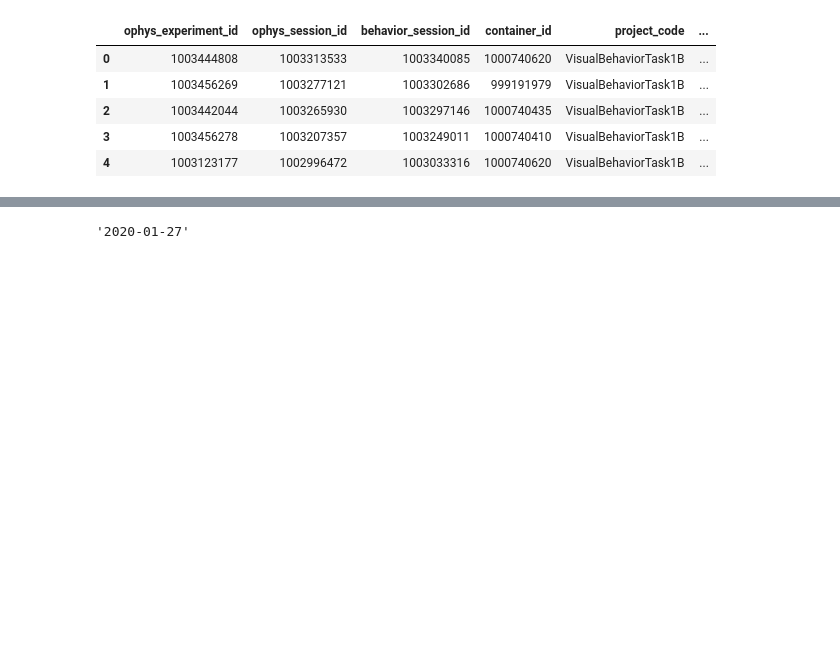
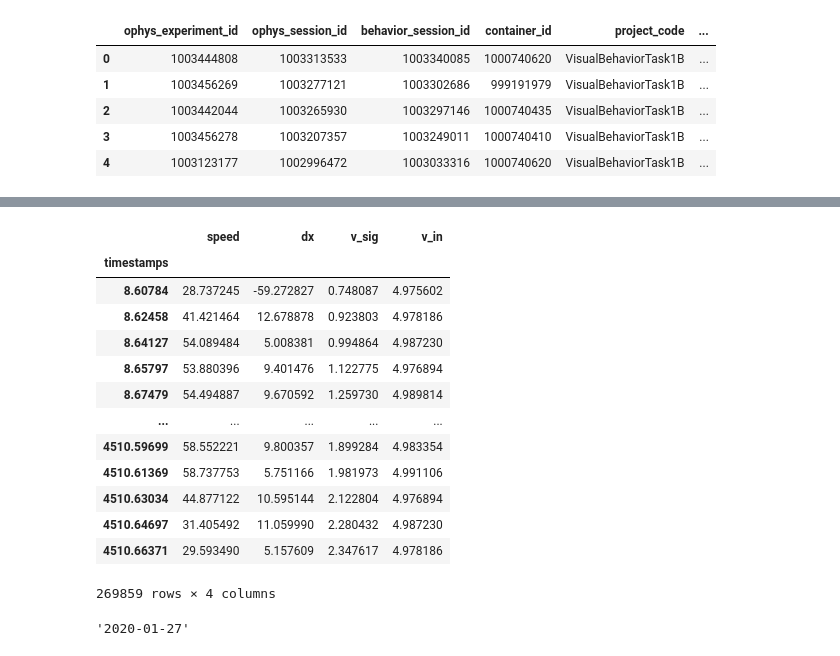
Before and after one commit to dougollerenshaw/dro, a Jupyter notebook: dro/notebooks/2020.02.07_build_container_df.ipynb, the cells around one changed output, grey strips where cells are left out. Saved outputs shown, nothing was run; the diff lists cells and outputs as text; code cells hidden in the pictures; blank space fills up the shorter version.

```diff
--- a/dro/notebooks/2020.02.07_build_container_df.ipynb
+++ b/dro/notebooks/2020.02.07_build_container_df.ipynb
@@ -30,0 +42,2 @@ cache.get_experiment_table().sort_values(by='date_of_acquisition',ascending=Fals
+# %%
+session = cache.get_session_data(841948542)
@@ -31,3 +60,20 @@ cache.get_experiment_table().sort_values(by='date_of_acquisition',ascending=Fals
+# %%
+session.running_data_df
+# %% [output]
+|  | speed | dx | v_sig | v_in |
+| timestamps |  |  |  |  |
+| 8.60784 | 28.737245 | -59.272827 | 0.748087 | 4.975602 |
+| 8.62458 | 41.421464 | 12.678878 | 0.923803 | 4.978186 |
+| 8.64127 | 54.089484 | 5.008381 | 0.994864 | 4.987230 |
+| 8.65797 | 53.880396 | 9.401476 | 1.122775 | 4.976894 |
+| 8.67479 | 54.494887 | 9.670592 | 1.259730 | 4.989814 |
+| ... | ... | ... | ... | ... |
+| 4510.59699 | 58.552221 | 9.800357 | 1.899284 | 4.983354 |
+| 4510.61369 | 58.737753 | 5.751166 | 1.981973 | 4.991106 |
+| 4510.63034 | 44.877122 | 10.595144 | 2.122804 | 4.976894 |
+| 4510.64697 | 31.405492 | 11.059990 | 2.280432 | 4.987230 |
+| 4510.66371 | 29.593490 | 5.157609 | 2.347617 | 4.978186 |
+269859 rows × 4 columns
 # %%
 container_id = 1000740435
 subset = table.query('container_id == @container_id').sort_values(by='date_of_acquisition',ascending=True).drop_duplicates('ophys_session_id').reset_index()
```
Also changed, not shown: parts of 3 cells of this notebook, 21 other files.
